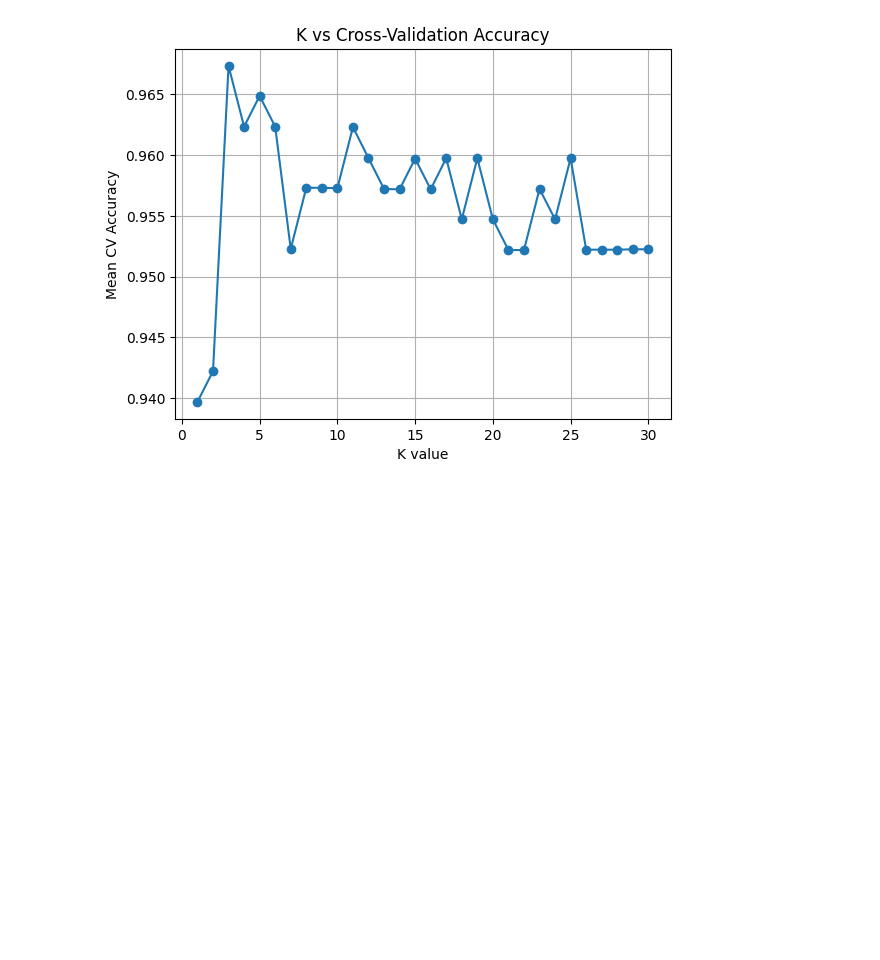
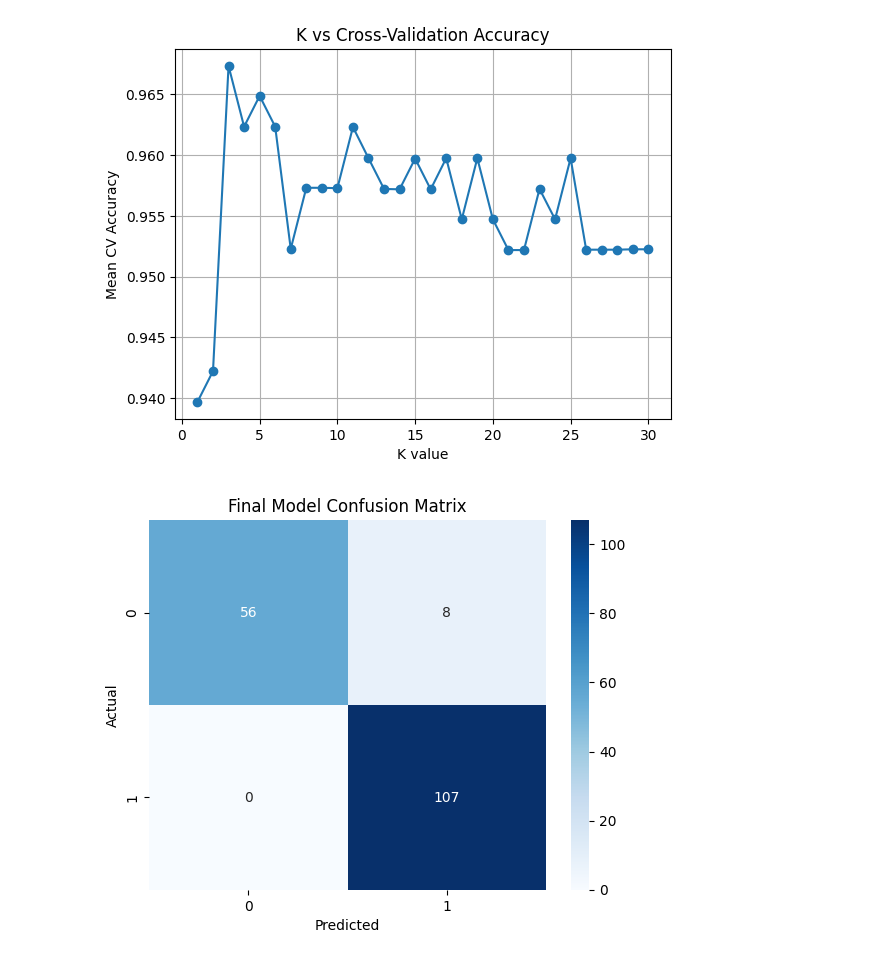
Before and after one commit to melissaviolet/Skill_growth_ds, a Jupyter notebook: Lab 4 - KNN and Naive Bayes.ipynb, the cells around one changed output. Saved outputs shown, nothing was run; the diff lists cells and outputs as text; code cells hidden in the pictures; blank space fills up the shorter version.

Commit message:
Optimal k to train KNN

```diff
--- a/Lab 4 - KNN and Naive Bayes.ipynb
+++ b/Lab 4 - KNN and Naive Bayes.ipynb
@@ -320,3 +318,29 @@ plt.title("K vs Cross-Validation Accuracy")
 plt.show()
 # %% [output]
 [figure]
+# %%
+#Using optimal k to train final model
+
+optimal_k = k_values[np.argmax(cv_scores)]
+optimal_k
+
+final_knn = KNeighborsClassifier(n_neighbors=optimal_k)
+final_knn.fit(X_train_scaled, y_train)
+
+y_pred_final = final_knn.predict(X_test_scaled)
+
+final_acc = accuracy_score(y_test, y_pred_final)
+final_precision = precision_score(y_test, y_pred_final, average='weighted')
+final_recall = recall_score(y_test, y_pred_final, average='weighted')
+
+final_acc, final_precision, final_recall
+
+cm_final = confusion_matrix(y_test, y_pred_final)
+
+sns.heatmap(cm_final, annot=True, fmt="d", cmap="Blues")
+plt.title("Final Model Confusion Matrix")
+plt.xlabel("Predicted")
+plt.ylabel("Actual")
+plt.show()
+# %% [output]
+[figure, added]
```
Also changed, not shown: parts of 2 cells of this notebook.
